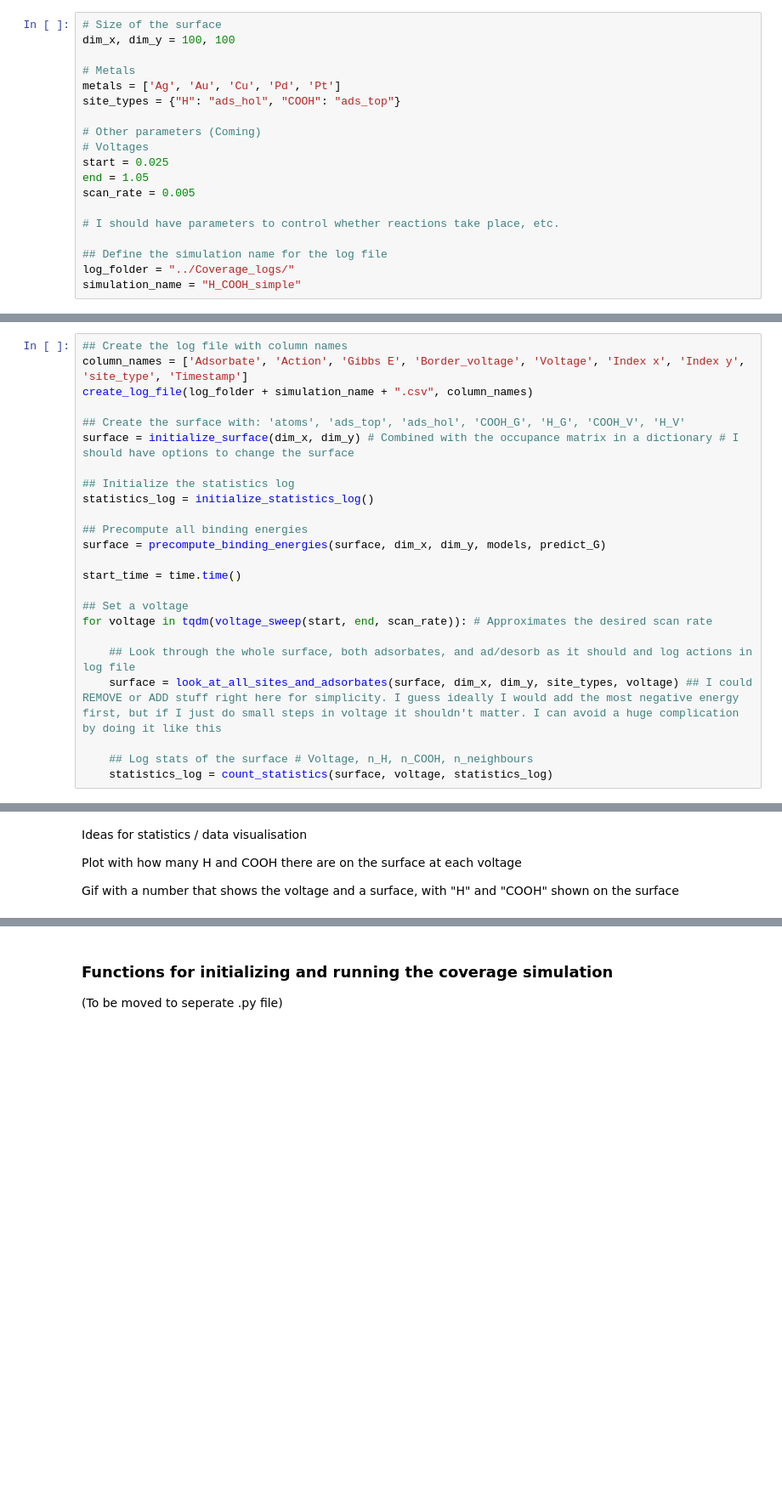
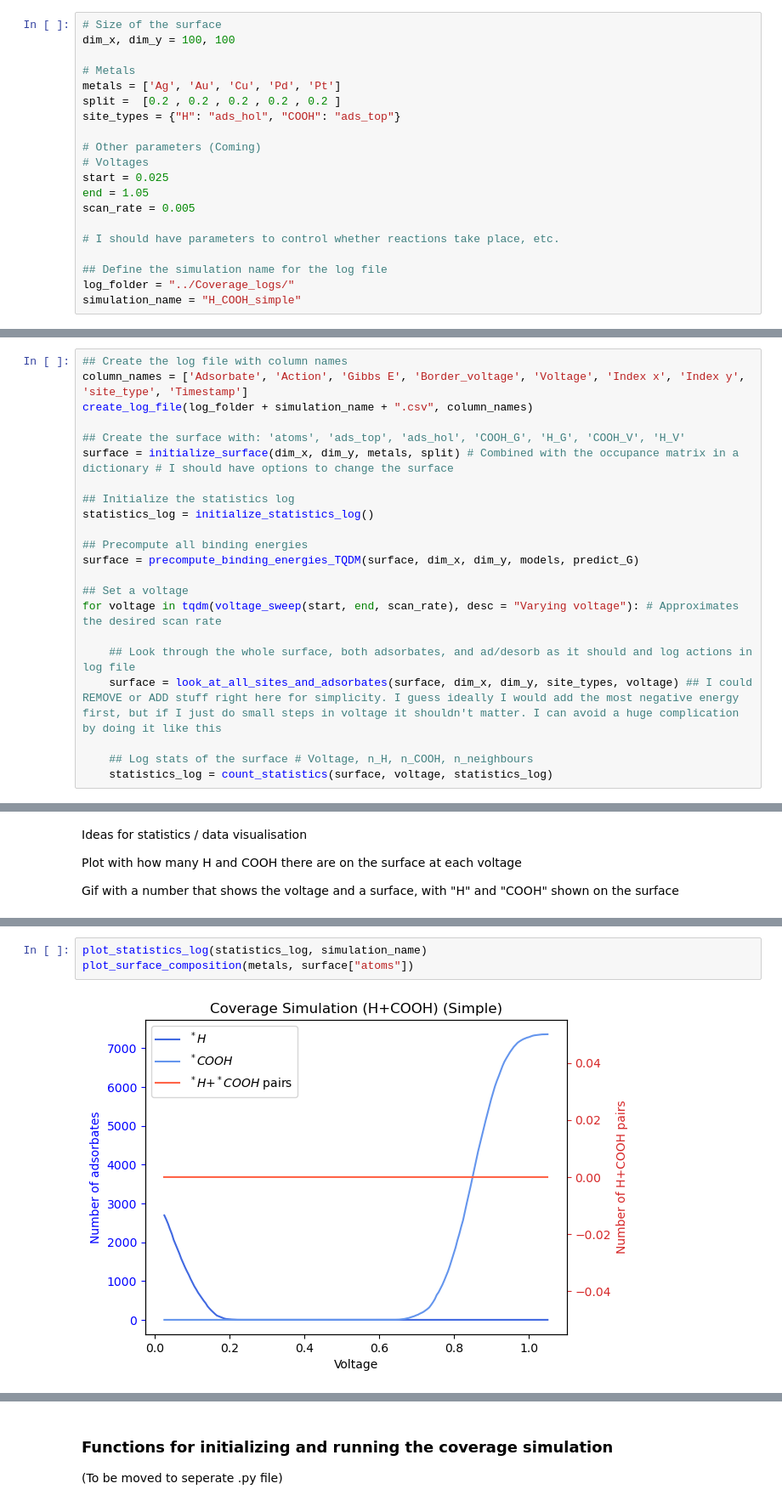
Before and after one commit to MarcusNoergaardWeng/CatalysisThesis, a Jupyter notebook: Notebooks/Coverage_H_COOH.ipynb, the cells around one changed output, grey strips where cells are left out. Shown at 85% size. Cells and saved outputs as stored; diff of their text form; blank space fills up the shorter version.

Commit message:
Stochiometry, plotting

```diff
--- a/Notebooks/Coverage_H_COOH.ipynb
+++ b/Notebooks/Coverage_H_COOH.ipynb
@@ -33,6 +35,7 @@ dim_x, dim_y = 100, 100
 
 # Metals
 metals = ['Ag', 'Au', 'Cu', 'Pd', 'Pt']
+split =  [0.2 , 0.2 , 0.2 , 0.2 , 0.2 ]
 site_types = {"H": "ads_hol", "COOH": "ads_top"}
 
 # Other parameters (Coming)
@@ -55,18 +58,16 @@ column_names = ['Adsorbate', 'Action', 'Gibbs E', 'Border_voltage', 'Voltage', '
 create_log_file(log_folder + simulation_name + ".csv", column_names)
 
 ## Create the surface with: 'atoms', 'ads_top', 'ads_hol', 'COOH_G', 'H_G', 'COOH_V', 'H_V'
-surface = initialize_surface(dim_x, dim_y) # Combined with the occupance matrix in a dictionary # I should have options to change the surface
+surface = initialize_surface(dim_x, dim_y, metals, split) # Combined with the occupance matrix in a dictionary # I should have options to change the surface
 
 ## Initialize the statistics log
 statistics_log = initialize_statistics_log()
 
 ## Precompute all binding energies
-surface = precompute_binding_energies(surface, dim_x, dim_y, models, predict_G)
-
-start_time = time.time()
+surface = precompute_binding_energies_TQDM(surface, dim_x, dim_y, models, predict_G)
 
 ## Set a voltage
-for voltage in tqdm(voltage_sweep(start, end, scan_rate)): # Approximates the desired scan rate
+for voltage in tqdm(voltage_sweep(start, end, scan_rate), desc = "Varying voltage"): # Approximates the desired scan rate
 
     ## Look through the whole surface, both adsorbates, and ad/desorb as it should and log actions in log file
     surface = look_at_all_sites_and_adsorbates(surface, dim_x, dim_y, site_types, voltage) ## I could REMOVE or ADD stuff right here for simplicity. I guess ideally I would add the most negative energy first, but if I just do small steps in voltage it shouldn't matter. I can avoid a huge complication by doing it like this
@@ -115,0 +85,5 @@ plt.show()
+# %%
+plot_statistics_log(statistics_log, simulation_name)
+plot_surface_composition(metals, surface["atoms"])
+# %% [output]
+[figure, added]
```
Also changed, not shown: parts of 14 cells of this notebook, 4 other files.
